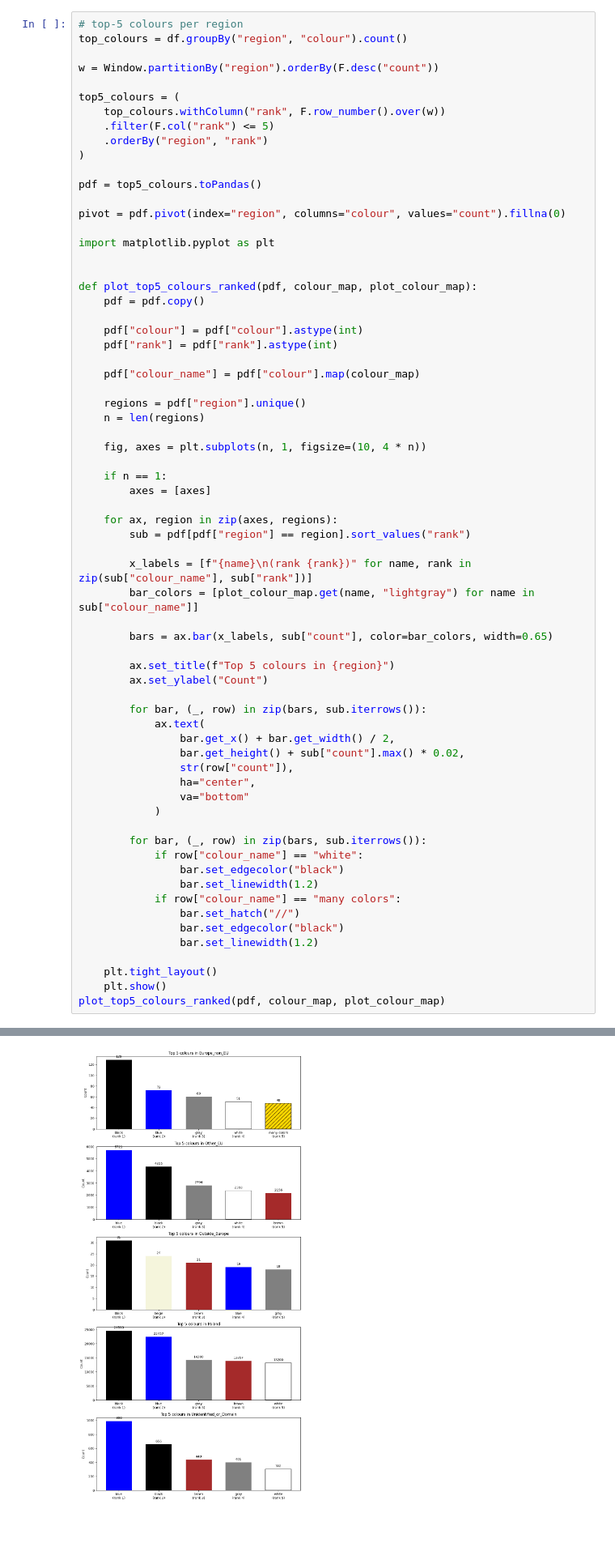
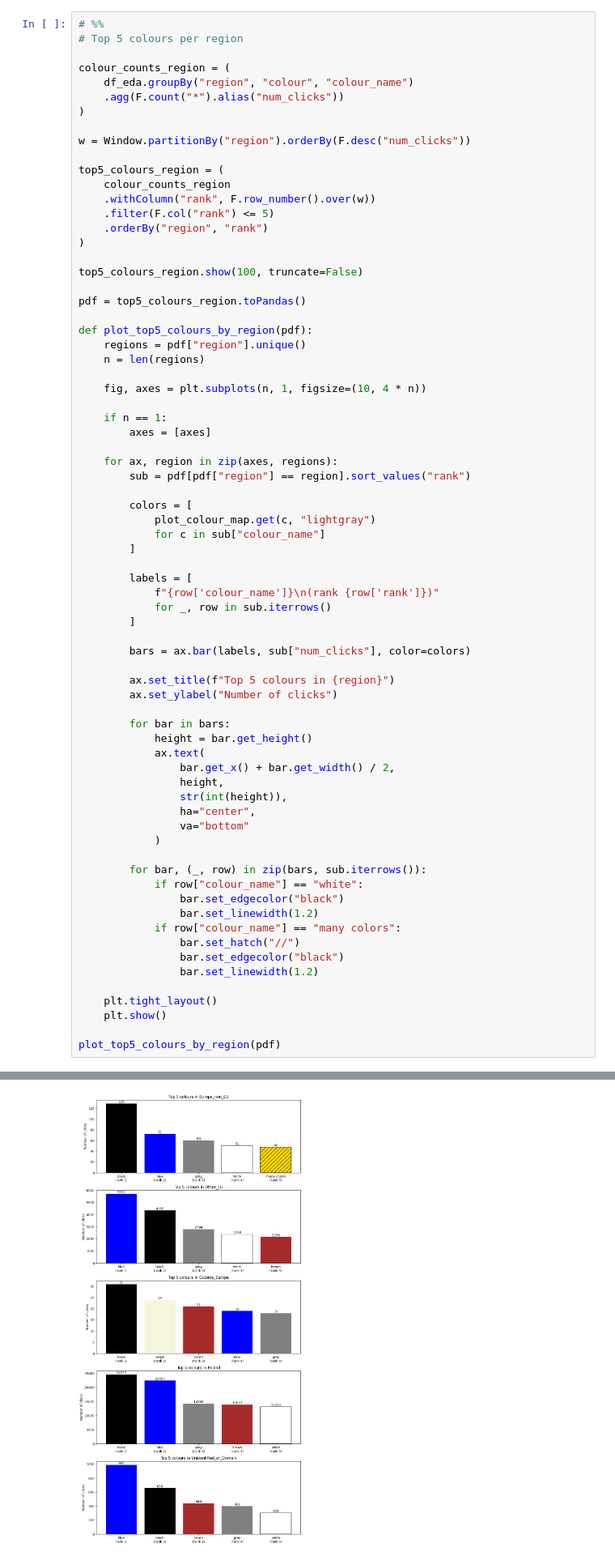
Before and after one commit to namvdo/bdpa-clickflow, a Jupyter notebook: notebooks/02_analysis.ipynb, the cells around one changed output, grey strips where cells are left out. Shown at 81% size. Cells and saved outputs as stored; diff of their text form; blank space fills up the shorter version.

```diff
--- a/notebooks/02_analysis.ipynb
+++ b/notebooks/02_analysis.ipynb
@@ -299,30 +570,26 @@ plot_df(
 # %%
-# top-5 colours per region
-top_colours = df.groupBy("region", "colour").count()
+# %%
+# Top 5 colours per region
 
-w = Window.partitionBy("region").orderBy(F.desc("count"))
+colour_counts_region = (
+    df_eda.groupBy("region", "colour", "colour_name")
+    .agg(F.count("*").alias("num_clicks"))
+)
 
-top5_colours = (
-    top_colours.withColumn("rank", F.row_number().over(w))
+w = Window.partitionBy("region").orderBy(F.desc("num_clicks"))
+
+top5_colours_region = (
+    colour_counts_region
+    .withColumn("rank", F.row_number().over(w))
     .filter(F.col("rank") <= 5)
     .orderBy("region", "rank")
 )
 
-pdf = top5_colours.toPandas()
+top5_colours_region.show(100, truncate=False)
 
-pivot = pdf.pivot(index="region", columns="colour", values="count").fillna(0)
+pdf = top5_colours_region.toPandas()
 
-import matplotlib.pyplot as plt
-
-
-def plot_top5_colours_ranked(pdf, colour_map, plot_colour_map):
-    pdf = pdf.copy()
-
-    pdf["colour"] = pdf["colour"].astype(int)
-    pdf["rank"] = pdf["rank"].astype(int)
-
-    pdf["colour_name"] = pdf["colour"].map(colour_map)
-
+def plot_top5_colours_by_region(pdf):
     regions = pdf["region"].unique()
     n = len(regions)
 
@@ -334,19 +601,27 @@ def plot_top5_colours_ranked(pdf, colour_map, plot_colour_map):
     for ax, region in zip(axes, regions):
         sub = pdf[pdf["region"] == region].sort_values("rank")
 
-        x_labels = [f"{name}\n(rank {rank})" for name, rank in zip(sub["colour_name"], sub["rank"])]
-        bar_colors = [plot_colour_map.get(name, "lightgray") for name in sub["colour_name"]]
+        colors = [
+            plot_colour_map.get(c, "lightgray")
+            for c in sub["colour_name"]
+        ]
 
-        bars = ax.bar(x_labels, sub["count"], color=bar_colors, width=0.65)
+        labels = [
+            f"{row['colour_name']}\n(rank {row['rank']})"
+            for _, row in sub.iterrows()
+        ]
+
+        bars = ax.bar(labels, sub["num_clicks"], color=colors)
 
         ax.set_title(f"Top 5 colours in {region}")
-        ax.set_ylabel("Count")
+        ax.set_ylabel("Number of clicks")
 
-        for bar, (_, row) in zip(bars, sub.iterrows()):
+        for bar in bars:
+            height = bar.get_height()
             ax.text(
                 bar.get_x() + bar.get_width() / 2,
-                bar.get_height() + sub["count"].max() * 0.02,
-                str(row["count"]),
+                height,
+                str(int(height)),
                 ha="center",
                 va="bottom"
             )
@@ -362,5 +637,6 @@ def plot_top5_colours_ranked(pdf, colour_map, plot_colour_map):
 
     plt.tight_layout()
     plt.show()
-plot_top5_colours_ranked(pdf, colour_map, plot_colour_map)
+
+plot_top5_colours_by_region(pdf)
 # %% [output]
@@ -367 +660 @@ plot_top5_colours_ranked(pdf, colour_map, plot_colour_map)
-[figure, old version]
+[figure, new version]
```
Also changed, not shown: parts of 44 cells of this notebook.
